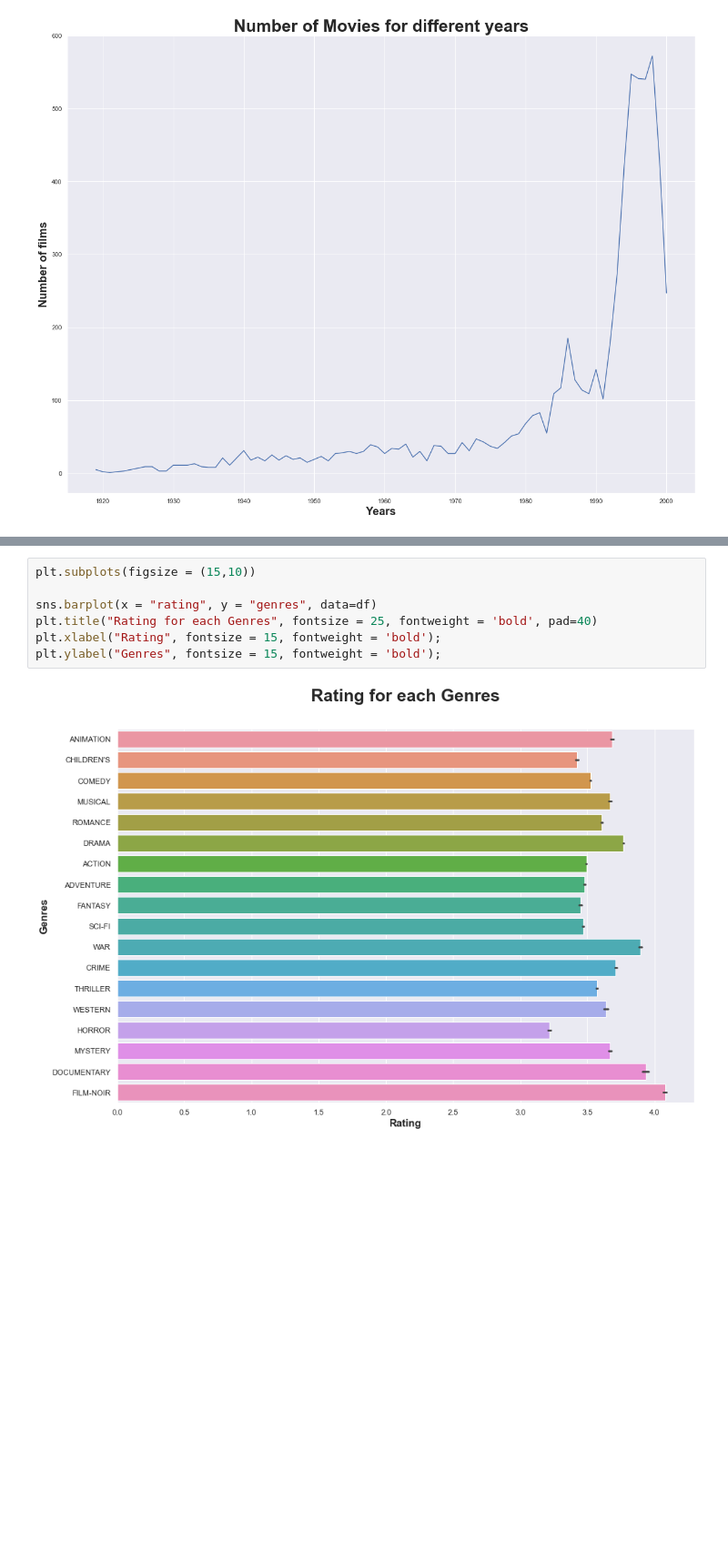
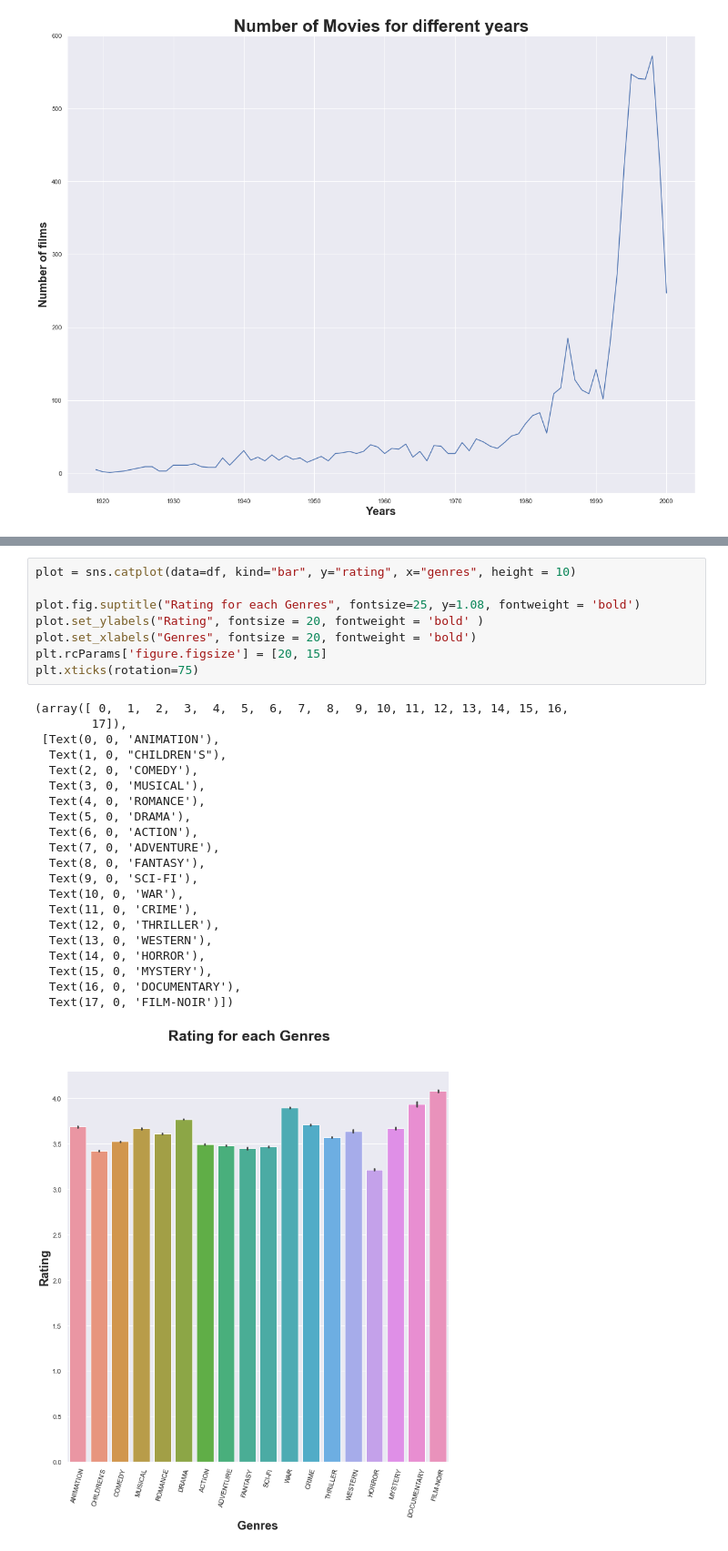
Before and after one commit to ChauHuynh1/DataScience, a Jupyter notebook: RecommenderSystem/MovieRecommenderSystem.ipynb, the cells around one changed output, grey strips where cells are left out. Shown at 91% size. Saved outputs shown, nothing was run; the diff lists cells and outputs as text; blank space fills up the shorter version.

```diff
--- a/RecommenderSystem/MovieRecommenderSystem.ipynb
+++ b/RecommenderSystem/MovieRecommenderSystem.ipynb
@@ -708,9 +708,30 @@ There are 5 types of genres which are drama, comedy, action, thriller and romanc
 # %%
-plt.subplots(figsize = (15,10))
+plot = sns.catplot(data=df, kind="bar", y="rating", x="genres", height = 10)
 
-sns.barplot(x = "rating", y = "genres", data=df)
-plt.title("Rating for each Genres", fontsize = 25, fontweight = 'bold', pad=40)
-plt.xlabel("Rating", fontsize = 15, fontweight = 'bold');
-plt.ylabel("Genres", fontsize = 15, fontweight = 'bold');
+plot.fig.suptitle("Rating for each Genres", fontsize=25, y=1.08, fontweight = 'bold')
+plot.set_ylabels("Rating", fontsize = 20, fontweight = 'bold' )
+plot.set_xlabels("Genres", fontsize = 20, fontweight = 'bold')
+plt.rcParams['figure.figsize'] = [20, 15]
+plt.xticks(rotation=75)
 # %% [output]
+(array([ 0,  1,  2,  3,  4,  5,  6,  7,  8,  9, 10, 11, 12, 13, 14, 15, 16,
+        17]),
+ [Text(0, 0, 'ANIMATION'),
+  Text(1, 0, "CHILDREN'S"),
+  Text(2, 0, 'COMEDY'),
+  Text(3, 0, 'MUSICAL'),
+  Text(4, 0, 'ROMANCE'),
+  Text(5, 0, 'DRAMA'),
+  Text(6, 0, 'ACTION'),
+  Text(7, 0, 'ADVENTURE'),
+  Text(8, 0, 'FANTASY'),
+  Text(9, 0, 'SCI-FI'),
+  Text(10, 0, 'WAR'),
+  Text(11, 0, 'CRIME'),
+  Text(12, 0, 'THRILLER'),
+  Text(13, 0, 'WESTERN'),
+  Text(14, 0, 'HORROR'),
+  Text(15, 0, 'MYSTERY'),
+  Text(16, 0, 'DOCUMENTARY'),
+  Text(17, 0, 'FILM-NOIR')])
-[figure, old version]
+[figure, new version]
```
Also changed, not shown: parts of 24 cells of this notebook.
